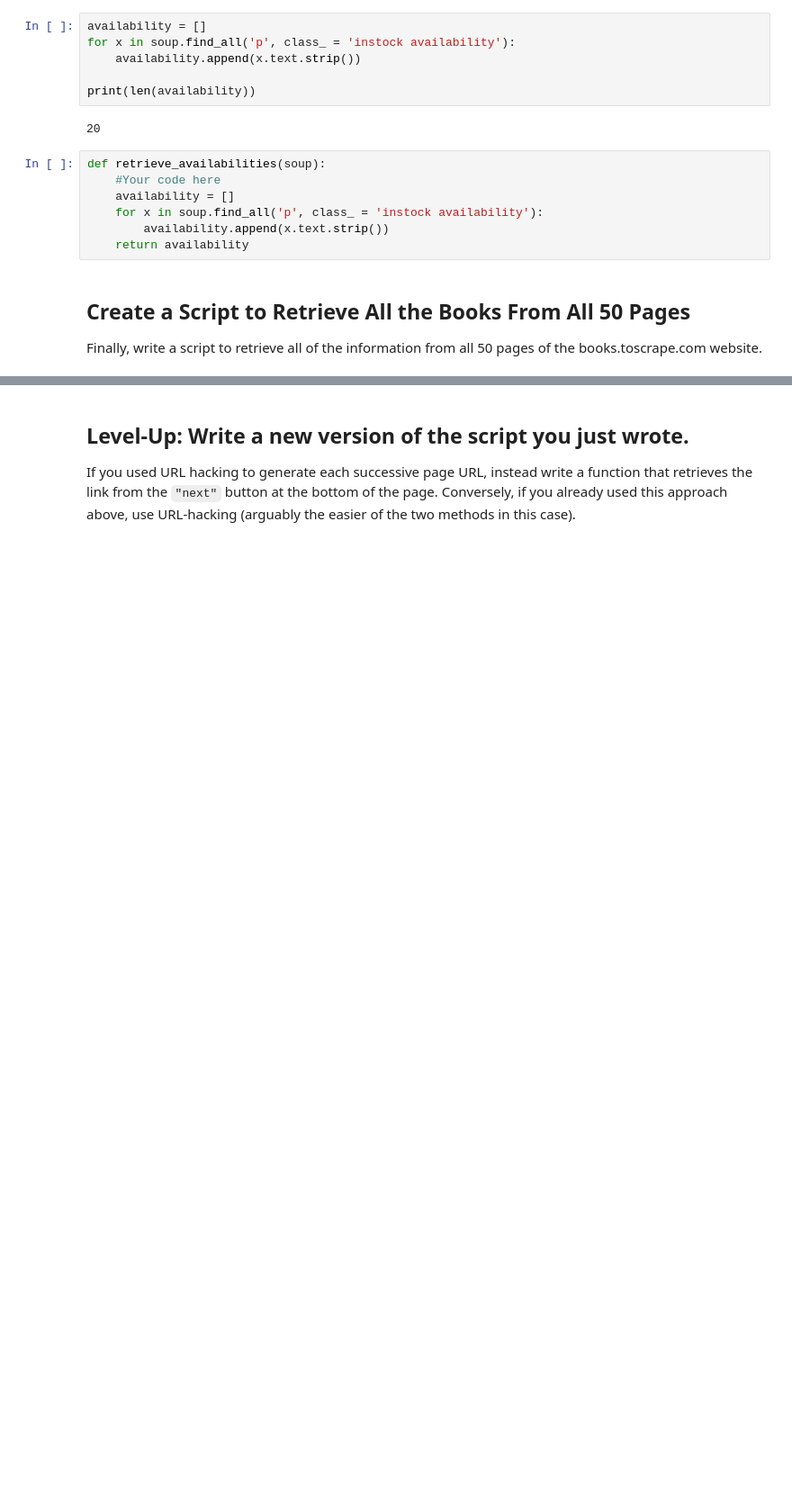
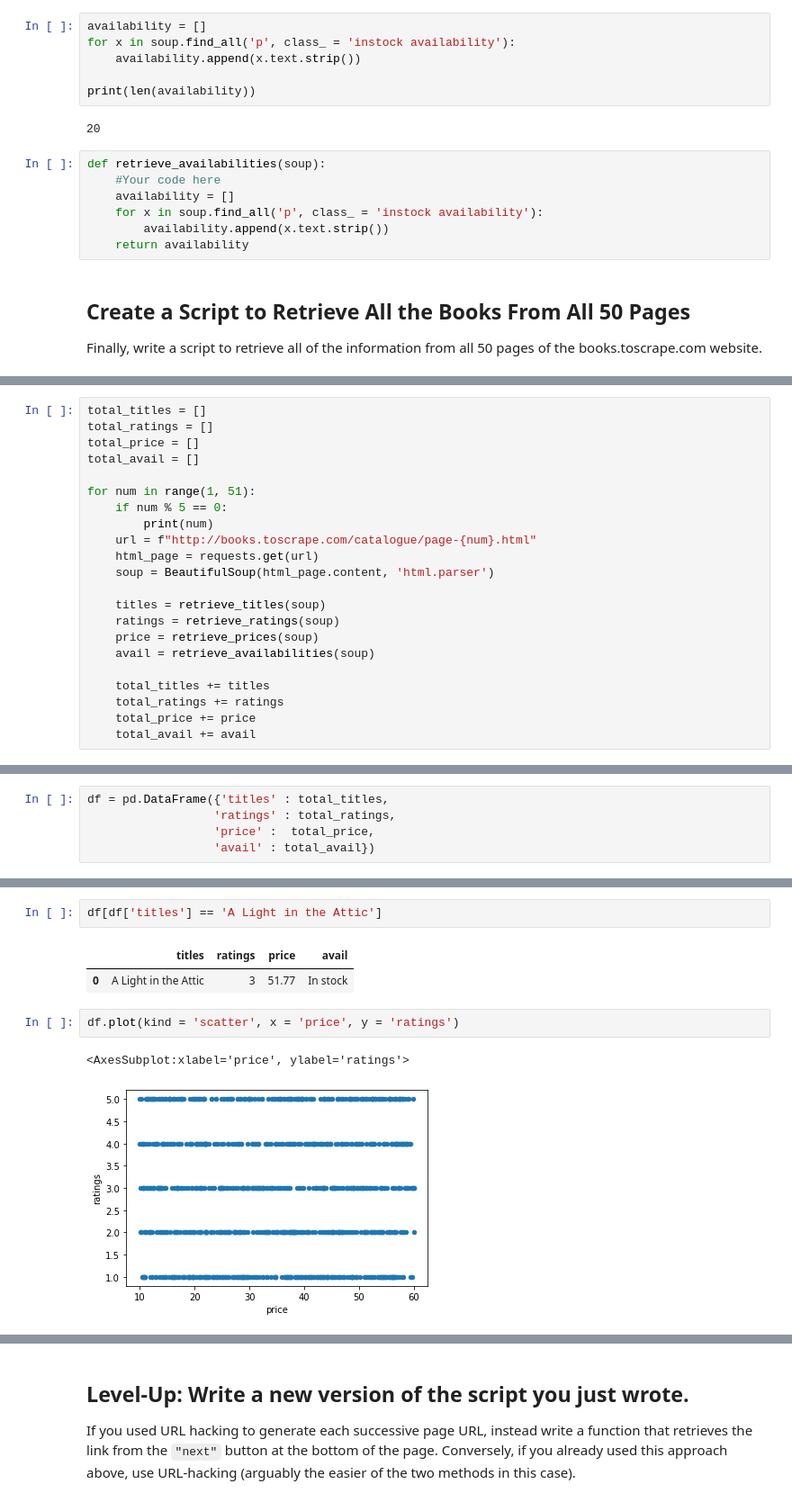
Before and after one commit to Marissa841/dsc-web-scraping-lab, a Jupyter notebook: index.ipynb, the cells around one changed output, grey strips where cells are left out. Shown: that part at 90% size. Cells and saved outputs as stored; diff of their text form; blank space fills up the shorter version.

```diff
--- a/index.ipynb
+++ b/index.ipynb
@@ -225,0 +248,22 @@ ValueError: arrays must all be same length
+# %%
+total_titles = []
+total_ratings = []
+total_price = []
+total_avail = []
+
+for num in range(1, 51):
+    if num % 5 == 0:
+        print(num)
+    url = f"http://books.toscrape.com/catalogue/page-{num}.html"
+    html_page = requests.get(url)
+    soup = BeautifulSoup(html_page.content, 'html.parser')
+
+    titles = retrieve_titles(soup)
+    ratings = retrieve_ratings(soup)
+    price = retrieve_prices(soup)
+    avail = retrieve_availabilities(soup)
+
+    total_titles += titles
+    total_ratings += ratings
+    total_price += price
+    total_avail += avail
@@ -225,0 +281,5 @@ ValueError: arrays must all be same length
+# %%
+df = pd.DataFrame({'titles' : total_titles,
+                  'ratings' : total_ratings,
+                  'price' :  total_price,
+                  'avail' : total_avail})
@@ -225,0 +295,10 @@ ValueError: arrays must all be same length
+# %%
+df[df['titles'] == 'A Light in the Attic']
+# %% [output]
+|  | titles | ratings | price | avail |
+| 0 | A Light in the Attic | 3 | 51.77 | In stock |
+# %%
+df.plot(kind = 'scatter', x = 'price', y = 'ratings')
+# %% [output]
+<AxesSubplot:xlabel='price', ylabel='ratings'>
+[figure, added]
```
Also changed, not shown: parts of 25 cells of this notebook.
